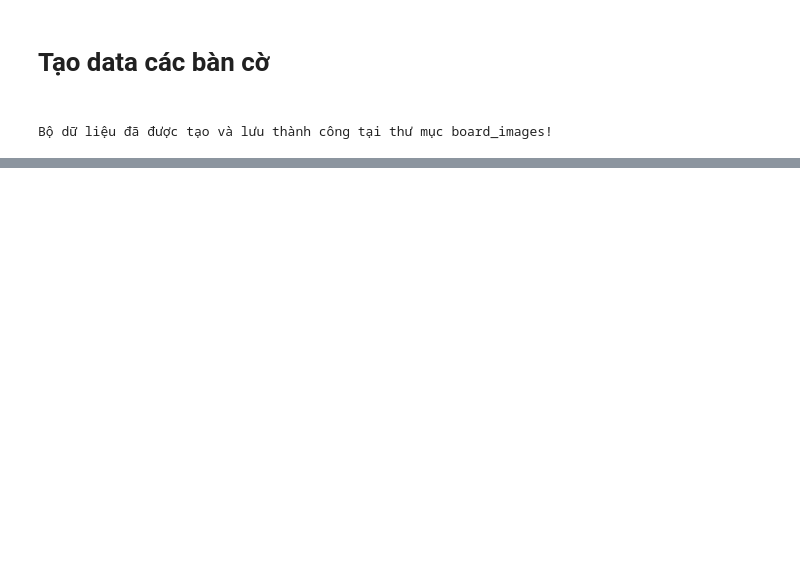
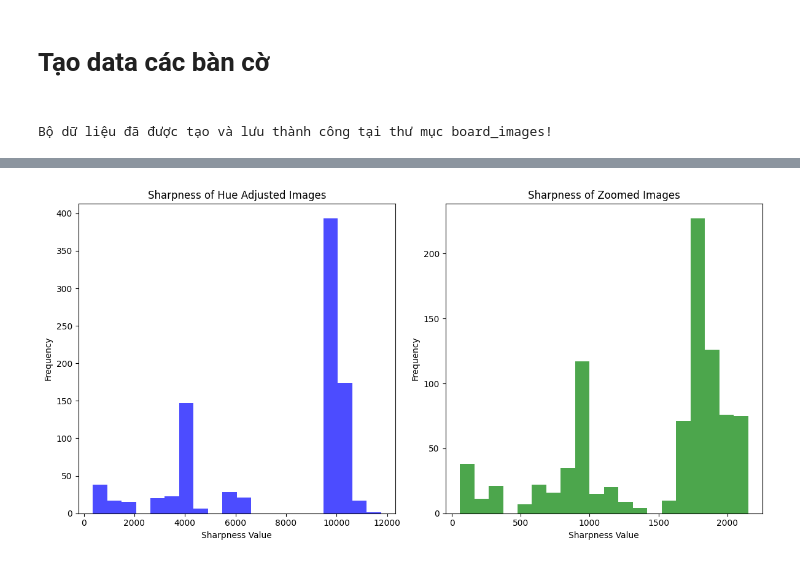
Before and after one commit to Duck095/XO, a Jupyter notebook: data.ipynb, the cells around one changed output, grey strips where cells are left out. Drawn from its saved outputs; the diff is of its cells as text; code cells hidden in the pictures; blank space fills up the shorter version.

```diff
--- a/data.ipynb
+++ b/data.ipynb
@@ -461,0 +1022,84 @@ Bộ dữ liệu đã được tạo và lưu thành công tại thư mục boar
+# %%
+import cv2
+import numpy as np
+import matplotlib.pyplot as plt
+import os
+
+# Hàm điều chỉnh độ sắc nét (sắc thái màu)
+def adjust_hue(image, factor):
+    hsv = cv2.cvtColor(image, cv2.COLOR_RGB2HSV)
+    hsv[:, :, 0] = np.clip(hsv[:, :, 0] + factor, 0, 255)
+    adjusted_image = cv2.cvtColor(hsv, cv2.COLOR_HSV2RGB)
+    return adjusted_image
+
+# Hàm zoom vào ảnh (cắt và phóng to lại)
+def zoom_in(image, zoom_factor=1.5):
+    height, width, _ = image.shape
+    crop_height = int(height / zoom_factor)
+    crop_width = int(width / zoom_factor)
+    start_y = (height - crop_height) // 2
+    start_x = (width - crop_width) // 2
+    cropped_image = image[start_y:start_y+crop_height, start_x:start_x+crop_width]
+    zoomed_image = cv2.resize(cropped_image, (width, height))
+    return zoomed_image
+
+# Đường dẫn tới thư mục chứa bộ dữ liệu ảnh
+folder_path = 'board_images'  # Thay đổi đường dẫn tới thư mục dữ liệu của bạn
+
+# Hàm đọc toàn bộ bộ dữ liệu, thực hiện tăng cường và vẽ biểu đồ
+def process_and_plot_images(folder_path):
+    image_files = [f for f in os.listdir(folder_path) if f.endswith('.png') or f.endswith('.jpg')]
+
+    hue_sharpness_values = []
+    zoom_sharpness_values = []
+
+    for image_file in image_files:
+        img_path = os.path.join(folder_path, image_file)
+
+        # Đọc ảnh và chuyển sang RGB (nếu ảnh được đọc ở định dạng BGR)
+        image = cv2.imread(img_path)
+        image_rgb = cv2.cvtColor(image, cv2.COLOR_BGR2RGB)
+
+        # Thực hiện điều chỉnh sắc thái màu và zoom vào ảnh
+        hue_adjusted_image = adjust_hue(image_rgb, 20)  # Điều chỉnh sắc thái màu
+        zoomed_image = zoom_in(image_rgb)  # Zoom vào ảnh
+
+        # Tính độ sắc nét (sharpness) cho ảnh điều chỉnh và zoom
+        hue_sharpness = check_sharpness(hue_adjusted_image)
+        zoom_sharpness = check_sharpness(zoomed_image)
+
+        hue_sharpness_values.append(hue_sharpness)
+        zoom_sharpness_values.append(zoom_sharpness)
+
+    # Vẽ biểu đồ sắc nét của ảnh sau khi điều chỉnh màu sắc và zoom
+    plt.figure(figsize=(12, 6))
+
+    # Biểu đồ độ sắc nét của ảnh sau khi điều chỉnh sắc thái màu
+    plt.subplot(1, 2, 1)
+    plt.hist(hue_sharpness_values, bins=20, color='blue', alpha=0.7)
+    plt.title("Sharpness of Hue Adjusted Images")
+    plt.xlabel("Sharpness Value")
+    plt.ylabel("Frequency")
+
+    # Biểu đồ độ sắc nét của ảnh sau khi zoom
+    plt.subplot(1, 2, 2)
+    plt.hist(zoom_sharpness_values, bins=20, color='green', alpha=0.7)
+    plt.title("Sharpness of Zoomed Images")
+    plt.xlabel("Sharpness Value")
+    plt.ylabel("Frequency")
+
+    plt.tight_layout()
+    plt.show()
+
+# Hàm kiểm tra độ sắc nét (sharpness)
+def check_sharpness(image):
+    # Chuyển sang ảnh grayscale
+    gray = cv2.cvtColor(image, cv2.COLOR_RGB2GRAY)
+    # Tính toán gradient (sự thay đổi về độ sáng) trên ảnh
+    laplacian_var = cv2.Laplacian(gray, cv2.CV_64F).var()
+    return laplacian_var
+
+# Gọi hàm để xử lý và vẽ biểu đồ
+process_and_plot_images(folder_path)
+# %% [output]
+[figure, added]
```
Also changed, not shown: parts of 13 cells of this notebook, 2 other files.
